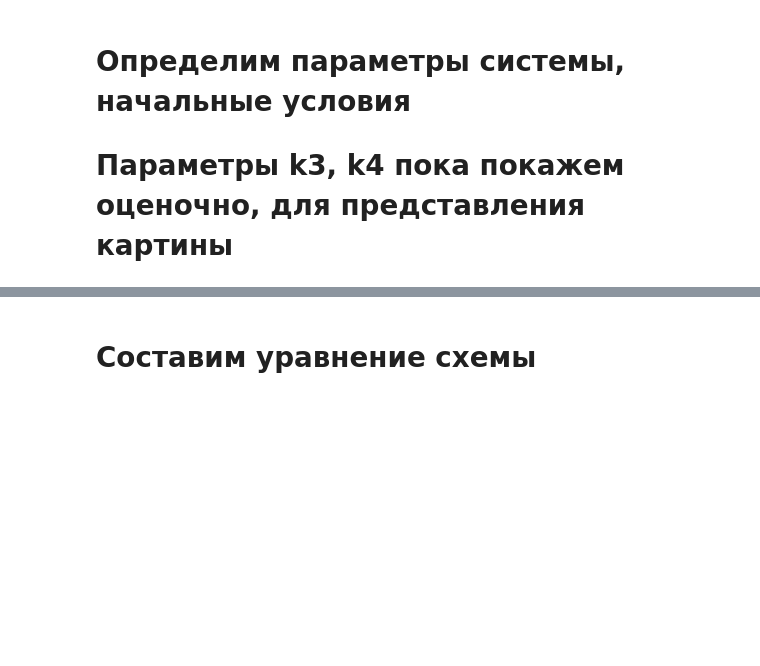
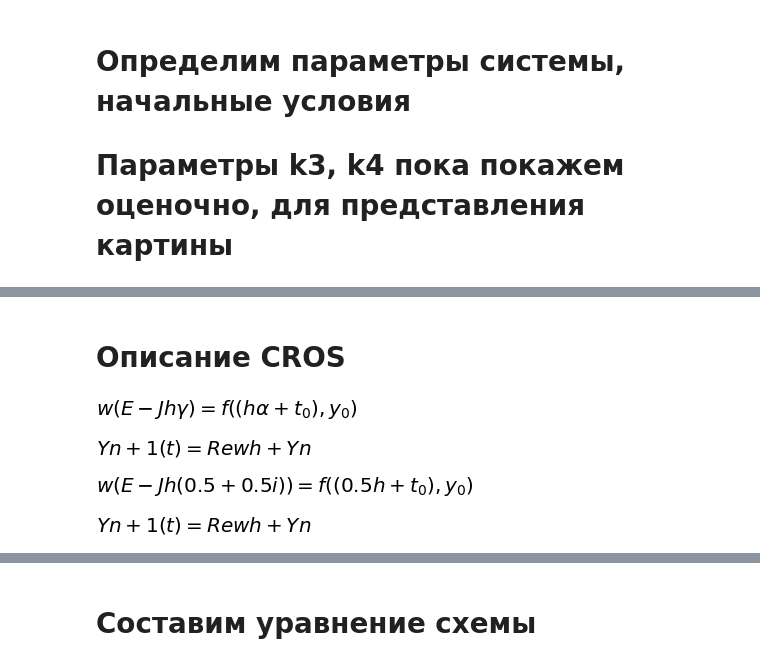
Before and after one commit to verwindle/calc_math_2_task, a Jupyter notebook: calc_math.ipynb, the cells around one changed output, grey strips where cells are left out. Cells and saved outputs as stored; diff of their text form; code cells hidden in the pictures; blank space fills up the shorter version.

```diff
--- a/calc_math.ipynb
+++ b/calc_math.ipynb
@@ -98,0 +98,2 @@ R(z) = 1/(1 - z + (z**2)/2)
+# %% [markdown]
+# Описание CROS
@@ -98,0 +115,15 @@ R(z) = 1/(1 - z + (z**2)/2)
+# %%
+display(sp.Eq((e - gamma*h*j)*w, f))  # одностадийная схема Розенброка первого порядка аппроксимации, \
+# L1 устойчивость, b = 1
+display(sp.Eq(y_n1, y_n + h*re_w))  # итерационное решение
+# %% [output]
+[figure, added]
+[figure, added]
+# %%
+gamma = 0.5 + 0.5j  # выберем гамма для L2, Reγ = 1/2
+display(sp.Eq((e - gamma*h*j)*w, f.subs(alpha,0.5)))  # одностадийная схема Розенброка второго \
+# порядка аппроксимации, L2 устойчивость, α = Reγ = 1/2
+display(sp.Eq(y_n1, y_n + h*re_w))  # итерационное решение
+# %% [output]
+[figure, added]
+[figure, added]
```
Also changed, not shown: parts of 44 cells of this notebook.
